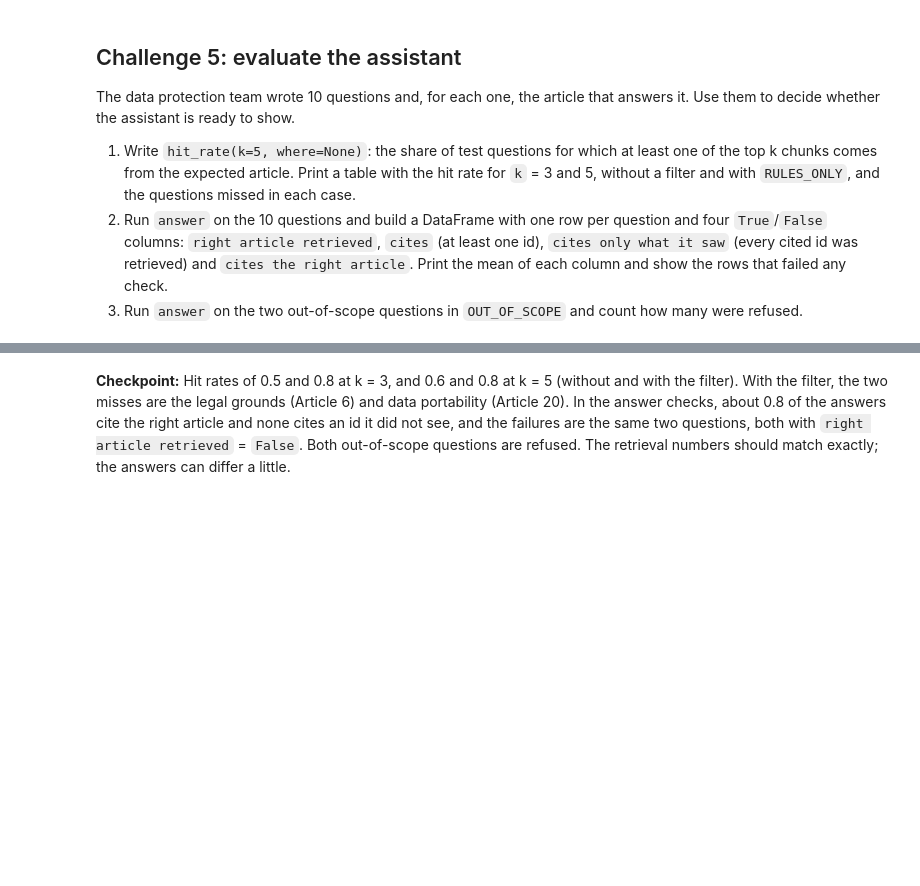
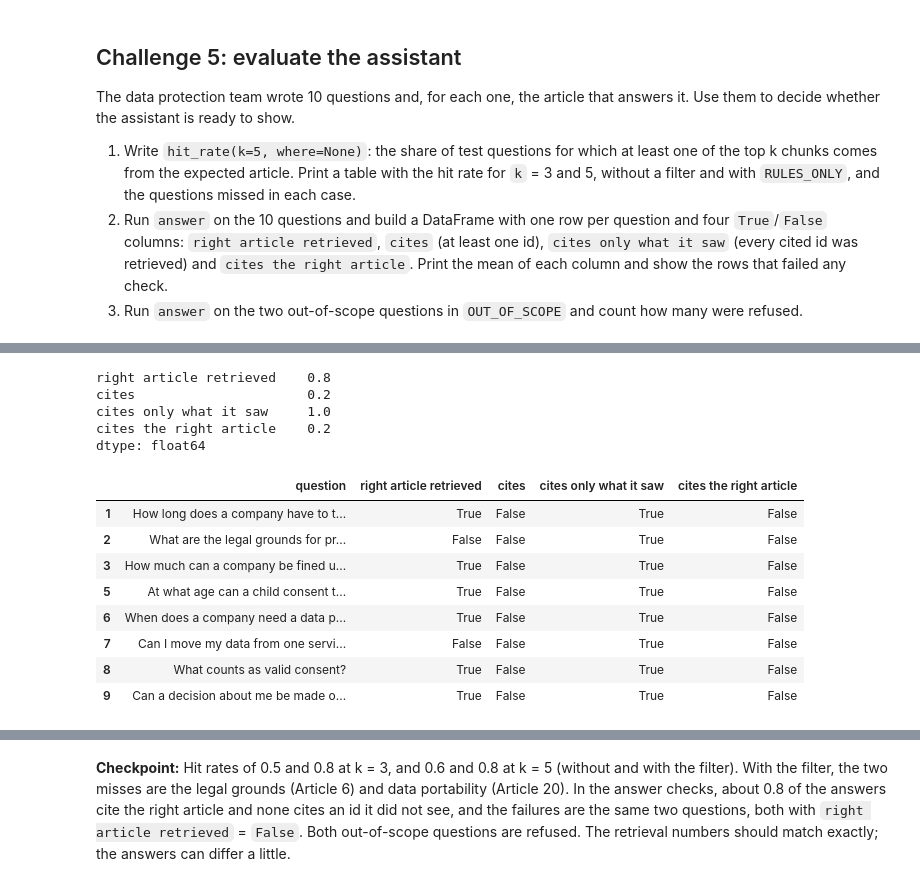
Before and after one commit to ironhack-labs/lab-intro-rag, a Jupyter notebook: your-code/main.ipynb, the cells around one changed output, grey strips where cells are left out. Saved outputs shown, nothing was run; the diff lists cells and outputs as text; code cells hidden in the pictures; blank space fills up the shorter version.

```diff
--- a/your-code/main.ipynb
+++ b/your-code/main.ipynb
@@ -120,9 +226,26 @@ def load_pdf(path):
 3. Retrieve the top 5 chunks for *Can I ask a company to delete my data?*, first without a filter and then with `RULES_ONLY`.
 # %%
 # 1. Retrieval function
+def retrive(question, k=5, where=None):
+    query_embedding = embedder.encode([question], normalize_embeddings=True)
+    results = collection.query(
+        query_embeddings=query_embedding,
+        n_results=k,
+        where=where
+    )
+    return pd.DataFrame({
+        'id': results['ids'][0],
+        'section': [m['section'] for m in results['metadatas'][0]],
+        'page': [m['page'] for m in results['metadatas'][0]],
+        'distance': np.round(results['distances'][0], 3),
+        'text': results['documents'][0]
+    })
 
 
 # 2. Filter
+RULES_ONLY = {"section": {"$ne": "Recitals"}}
 
 
 # 3. Without and with the filter
+without_filter = retrive("Can I ask a company to delete my data?")
+with_filter = retrive("Can I ask a company to delete my data?", where=RULES_ONLY)
@@ -188,0 +402,33 @@ OUT_OF_SCOPE = ["What is the VAT rate for online services in Spain?",
+# %%
+
+# 2. Answer checks
+section_of = {c["id"]: c["section"] for c in chunks}
+
+rows = []
+for question, expected in TEST_SET.itertuples(index=False):
+    result = answer(question)
+    rows.append({
+        "question": question,
+        "right article retrieved": expected in result["sections"],
+        "cites": len(result["cited"]) > 0,
+        "cites only what it saw": set(result["cited"]) <= set(result["retrieved"]),
+        "cites the right article": expected in [section_of[c] for c in result["cited"]],
+    })
+checks = pd.DataFrame(rows)
+print(checks.drop(columns="question").mean().round(2))
+checks[~checks.drop(columns="question").all(axis=1)]
+# %% [output]
+right article retrieved    0.8
+cites                      0.2
+cites only what it saw     1.0
+cites the right article    0.2
+dtype: float64
+|  | question | right article retrieved | cites | cites only what it saw | cites the right article |
+| 1 | How long does a company have to t... | True | False | True | False |
+| 2 | What are the legal grounds for pr... | False | False | True | False |
+| 3 | How much can a company be fined u... | True | False | True | False |
+| 5 | At what age can a child consent t... | True | False | True | False |
+| 6 | When does a company need a data p... | True | False | True | False |
+| 7 | Can I move my data from one servi... | False | False | True | False |
+| 8 | What counts as valid consent? | True | False | True | False |
+| 9 | Can a decision about me be made o... | True | False | True | False |
```
Also changed, not shown: parts of 13 cells of this notebook.
